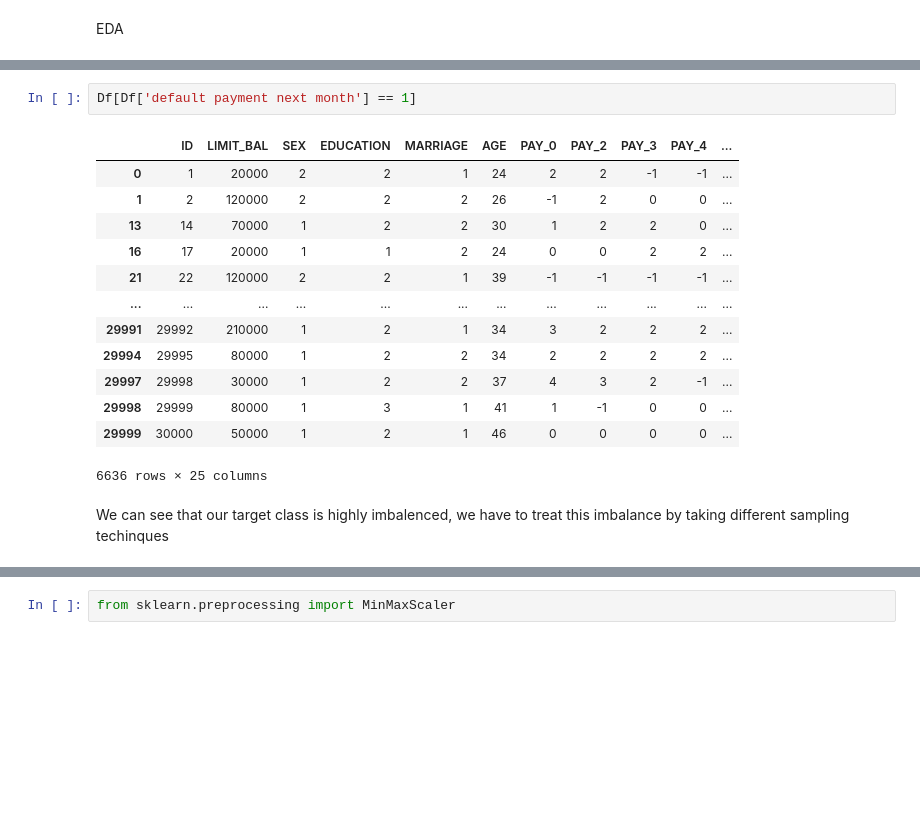
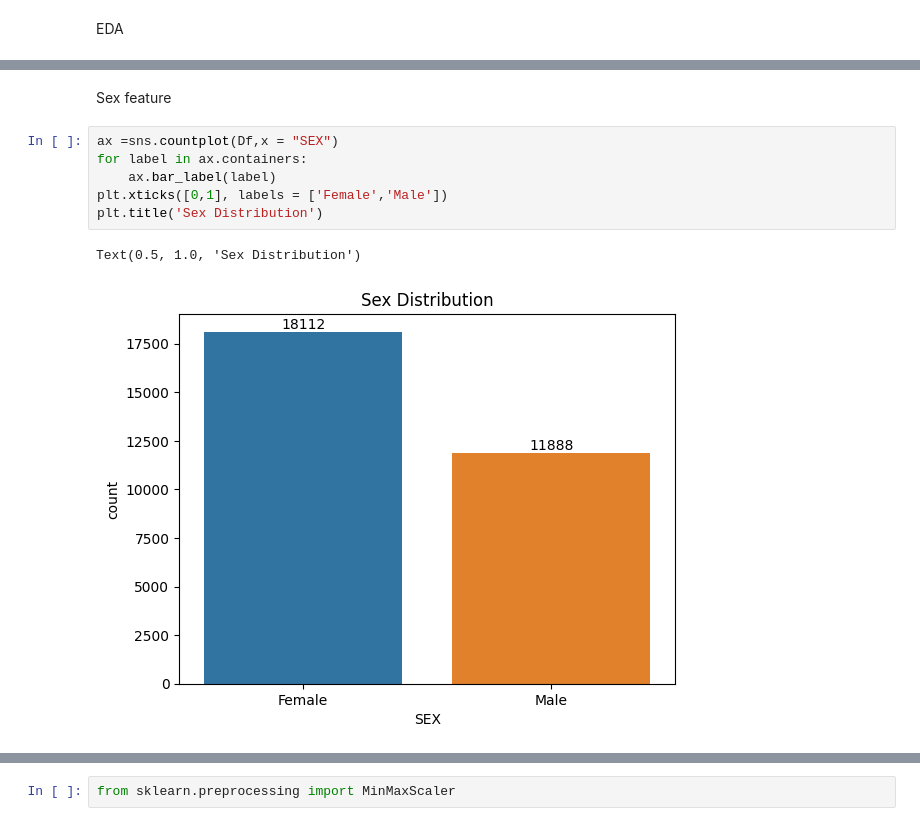
Before and after one commit to SaamarthMeston/Capstone-Project-3---Credit-card-default, a Jupyter notebook: Capston_project_3_(Credit_car_default_prediction).ipynb, the cells around one changed output, grey strips where cells are left out. Saved outputs shown, nothing was run; the diff lists cells and outputs as text; blank space fills up the shorter version.

```diff
--- a/Capston_project_3_(Credit_car_default_prediction).ipynb
+++ b/Capston_project_3_(Credit_car_default_prediction).ipynb
@@ -137,18 +163,11 @@ sns.countplot(DF_EDA, x = 'default payment next month')
-# %%
-Df[Df['default payment next month'] == 1]
-# %% [output]
-|  | ID | LIMIT_BAL | SEX | EDUCATION | MARRIAGE | AGE | PAY_0 | PAY_2 | PAY_3 | PAY_4 | ... |
-| 0 | 1 | 20000 | 2 | 2 | 1 | 24 | 2 | 2 | -1 | -1 | ... |
-| 1 | 2 | 120000 | 2 | 2 | 2 | 26 | -1 | 2 | 0 | 0 | ... |
-| 13 | 14 | 70000 | 1 | 2 | 2 | 30 | 1 | 2 | 2 | 0 | ... |
-| 16 | 17 | 20000 | 1 | 1 | 2 | 24 | 0 | 0 | 2 | 2 | ... |
-| 21 | 22 | 120000 | 2 | 2 | 1 | 39 | -1 | -1 | -1 | -1 | ... |
-| ... | ... | ... | ... | ... | ... | ... | ... | ... | ... | ... | ... |
-| 29991 | 29992 | 210000 | 1 | 2 | 1 | 34 | 3 | 2 | 2 | 2 | ... |
-| 29994 | 29995 | 80000 | 1 | 2 | 2 | 34 | 2 | 2 | 2 | 2 | ... |
-| 29997 | 29998 | 30000 | 1 | 2 | 2 | 37 | 4 | 3 | 2 | -1 | ... |
-| 29998 | 29999 | 80000 | 1 | 3 | 1 | 41 | 1 | -1 | 0 | 0 | ... |
-| 29999 | 30000 | 50000 | 1 | 2 | 1 | 46 | 0 | 0 | 0 | 0 | ... |
-6636 rows × 25 columns
-# %% [markdown]
-We can see that our target class is highly imbalenced, we have to treat this imbalance by taking different sampling techinques
+# %% [markdown]
+Sex feature
+# %%
+ax =sns.countplot(Df,x = "SEX")
+for label in ax.containers:
+    ax.bar_label(label)
+plt.xticks([0,1], labels = ['Female','Male'])
+plt.title('Sex Distribution')
+# %% [output]
+Text(0.5, 1.0, 'Sex Distribution')
+[figure, added]
```
Also changed, not shown: parts of 51 cells of this notebook.
